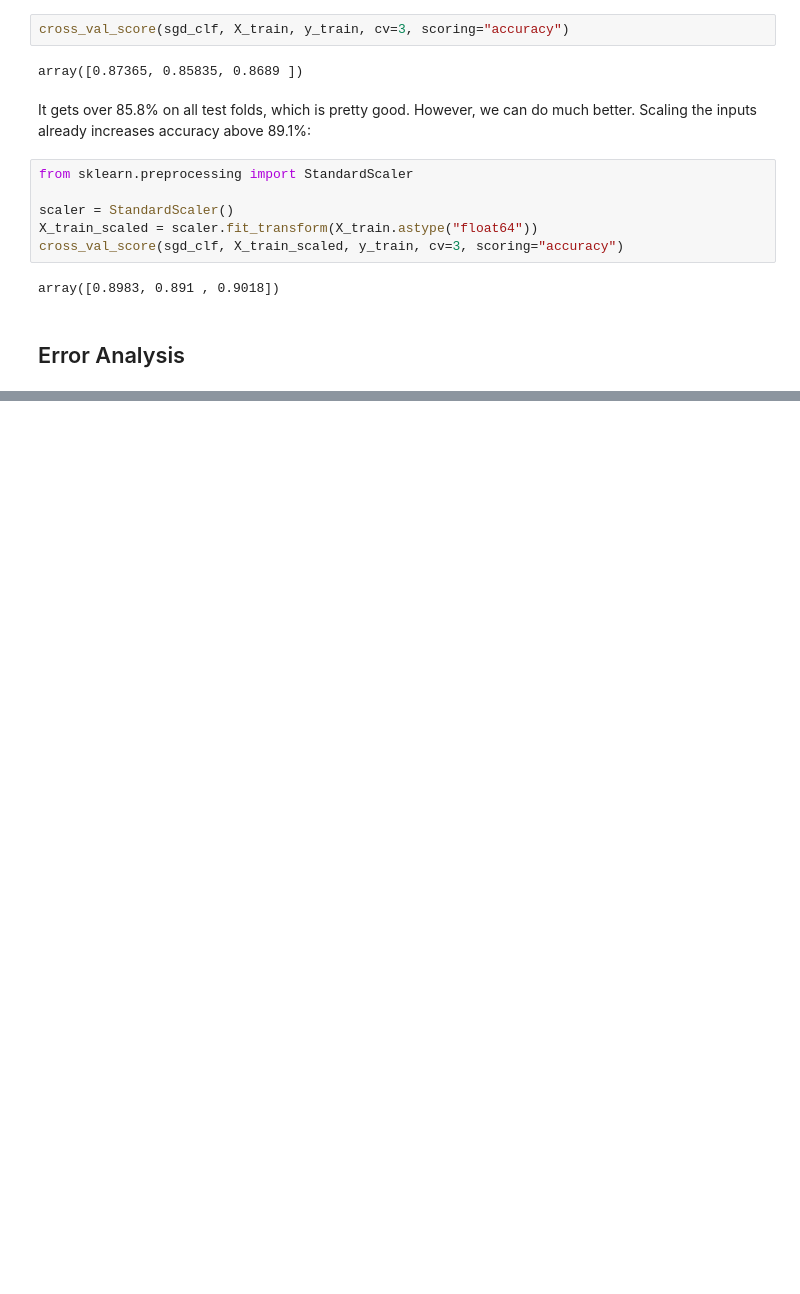
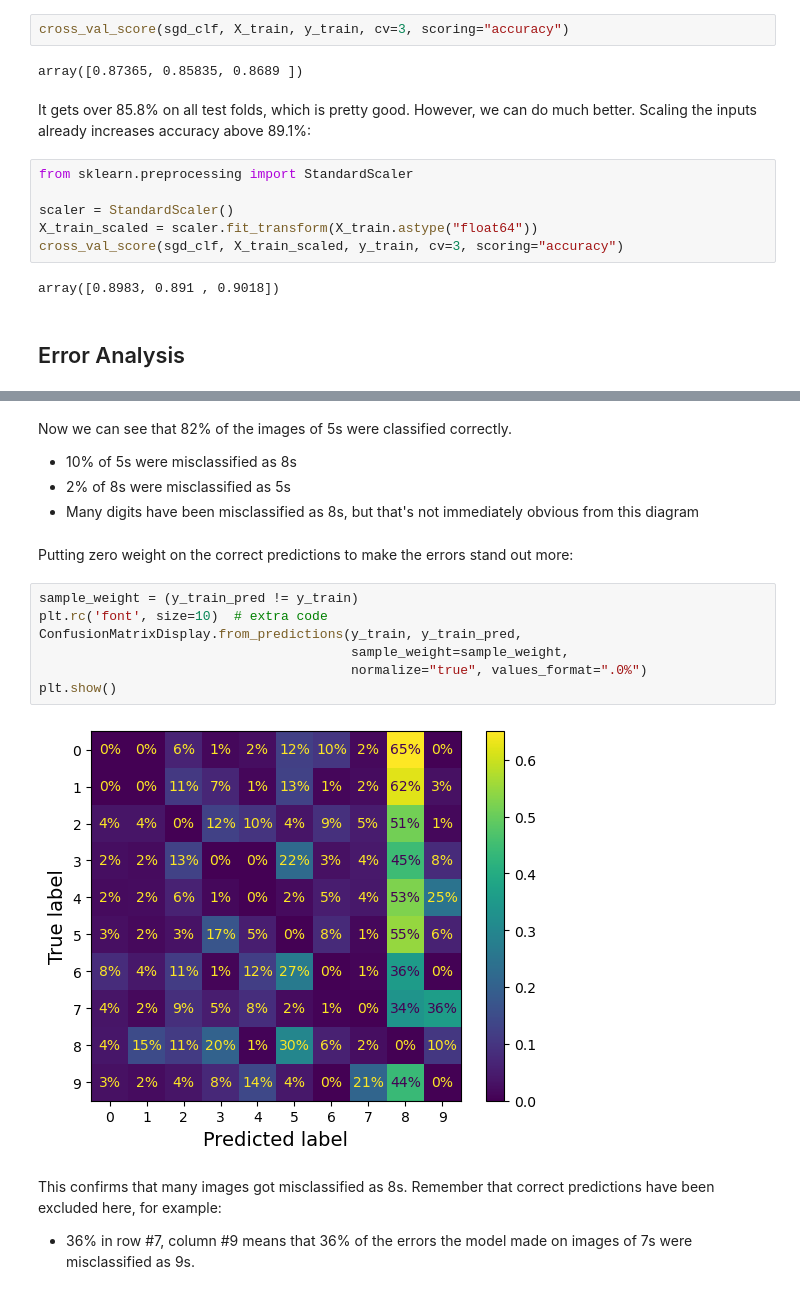
Before and after one commit to tea-ok/handson-ml-code, a Jupyter notebook: classification.ipynb, the cells around one changed output, grey strips where cells are left out. Saved outputs shown, nothing was run; the diff lists cells and outputs as text; blank space fills up the shorter version.

```diff
--- a/classification.ipynb
+++ b/classification.ipynb
@@ -508,0 +529,21 @@ array([0.8983, 0.891 , 0.9018])
+# %% [markdown]
+Now we can see that 82% of the images of 5s were classified correctly.
+
+* 10% of 5s were misclassified as 8s
+* 2% of 8s were misclassified as 5s
+* Many digits have been misclassified as 8s, but that's not immediately obvious from this diagram
+# %% [markdown]
+Putting zero weight on the correct predictions to make the errors stand out more:
+# %%
+sample_weight = (y_train_pred != y_train)
+plt.rc('font', size=10)  # extra code
+ConfusionMatrixDisplay.from_predictions(y_train, y_train_pred,
+                                        sample_weight=sample_weight,
+                                        normalize="true", values_format=".0%")
+plt.show()
+# %% [output]
+[figure, added]
+# %% [markdown]
+This confirms that many images got misclassified as 8s. Remember that correct predictions have been excluded here, for example:
+
+* 36% in row #7, column #9 means that 36% of the errors the model made on images of 7s were misclassified as 9s.
```
Also changed, not shown: parts of 4 cells of this notebook.
